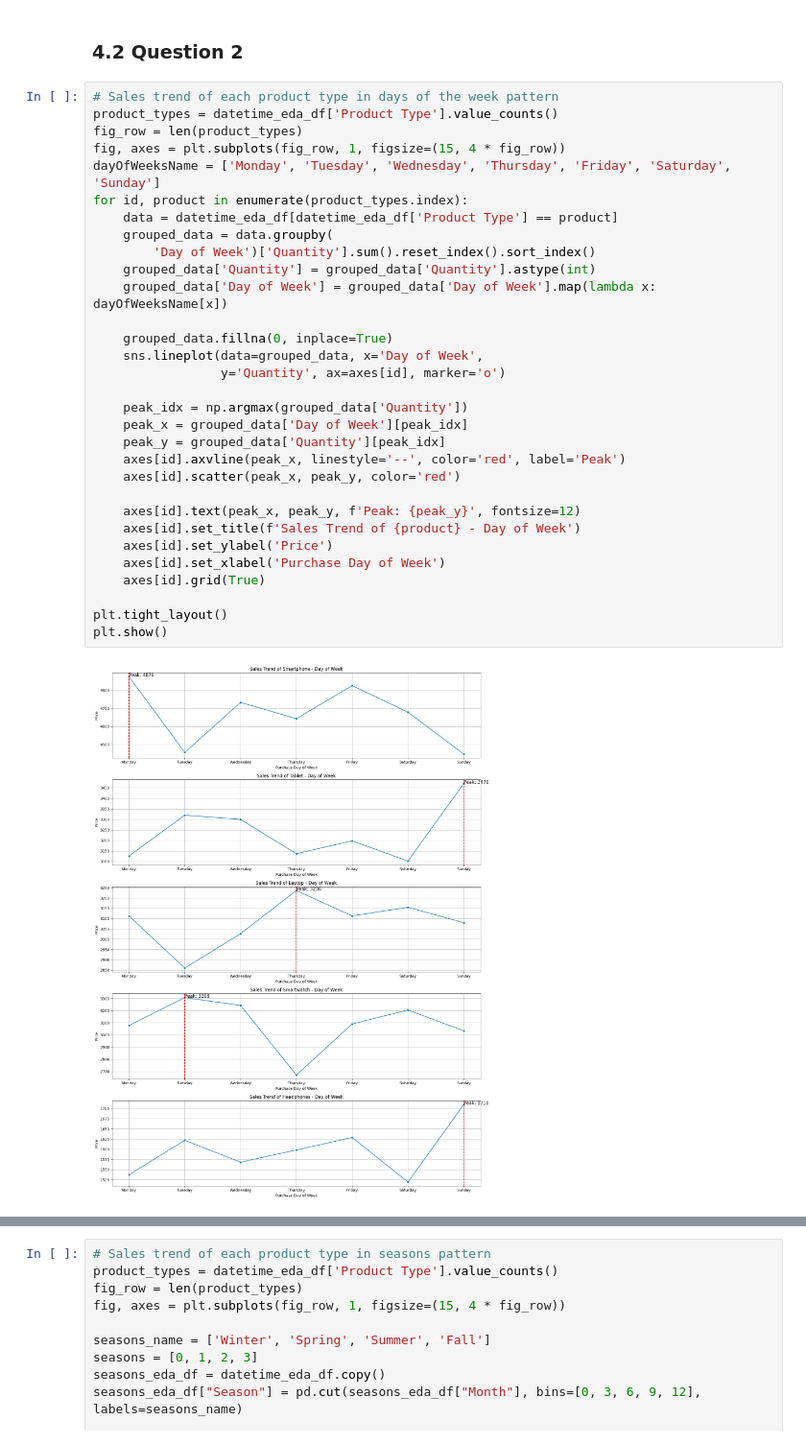
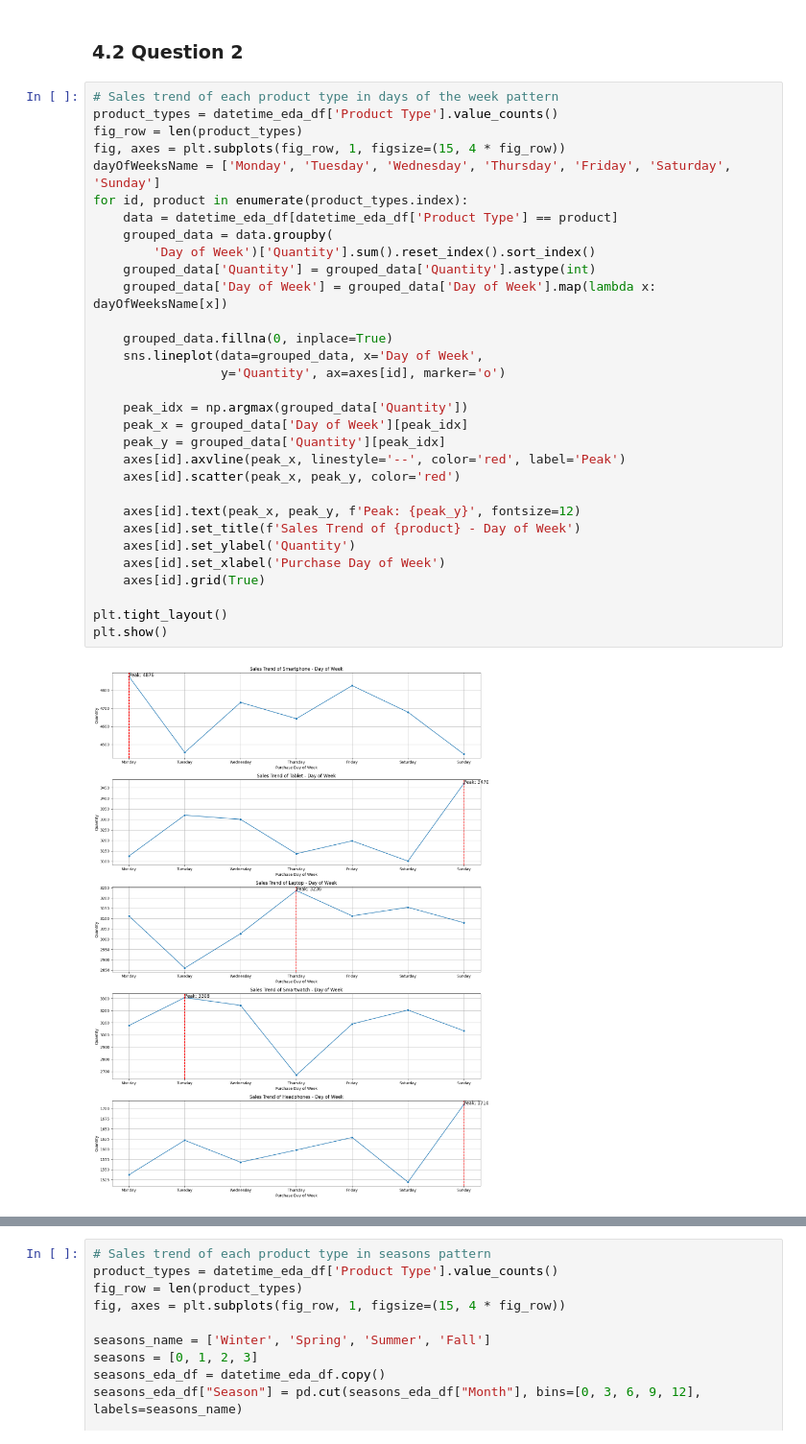
Before and after one commit to LtnLinh/CSC17104-Programming-for-Data-Science, a Jupyter notebook: Notebook.ipynb, the cells around one changed output, grey strips where cells are left out. Shown at 96% size. Saved outputs shown, nothing was run; the diff lists cells and outputs as text.

```diff
--- a/Notebook.ipynb
+++ b/Notebook.ipynb
@@ -679,35 +679,35 @@ plt.show()
 # Sales trend of each product type in days of the week pattern
 product_types = datetime_eda_df['Product Type'].value_counts()
 fig_row = len(product_types)
 fig, axes = plt.subplots(fig_row, 1, figsize=(15, 4 * fig_row))
 dayOfWeeksName = ['Monday', 'Tuesday', 'Wednesday', 'Thursday', 'Friday', 'Saturday', 'Sunday']
 for id, product in enumerate(product_types.index):
     data = datetime_eda_df[datetime_eda_df['Product Type'] == product]
     grouped_data = data.groupby(
         'Day of Week')['Quantity'].sum().reset_index().sort_index()
     grouped_data['Quantity'] = grouped_data['Quantity'].astype(int)
     grouped_data['Day of Week'] = grouped_data['Day of Week'].map(lambda x: dayOfWeeksName[x])
 
     grouped_data.fillna(0, inplace=True)
     sns.lineplot(data=grouped_data, x='Day of Week',
                  y='Quantity', ax=axes[id], marker='o')
 
     peak_idx = np.argmax(grouped_data['Quantity'])
     peak_x = grouped_data['Day of Week'][peak_idx]
     peak_y = grouped_data['Quantity'][peak_idx]
     axes[id].axvline(peak_x, linestyle='--', color='red', label='Peak')
     axes[id].scatter(peak_x, peak_y, color='red')
 
     axes[id].text(peak_x, peak_y, f'Peak: {peak_y}', fontsize=12)
     axes[id].set_title(f'Sales Trend of {product} - Day of Week')
-    axes[id].set_ylabel('Price')
+    axes[id].set_ylabel('Quantity')
     axes[id].set_xlabel('Purchase Day of Week')
     axes[id].grid(True)
 
 plt.tight_layout()
 plt.show()
 # %% [output]
-[figure, old version]
+[figure, new version]
 # %%
 # Sales trend of each product type in months pattern
 product_types = datetime_eda_df['Product Type'].value_counts()
```
Also changed, not shown: parts of 1 cell of this notebook, 10 other files.
